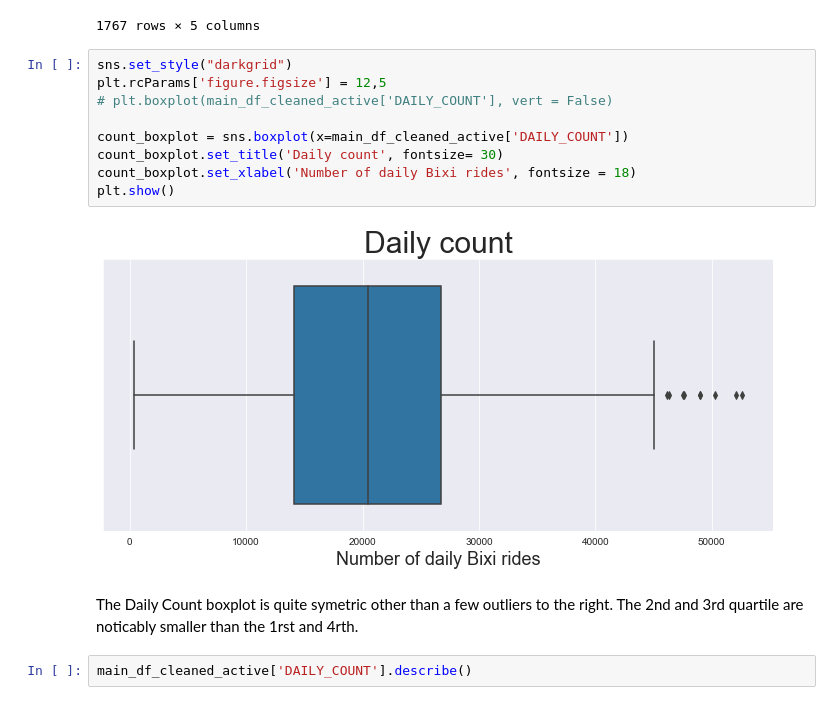
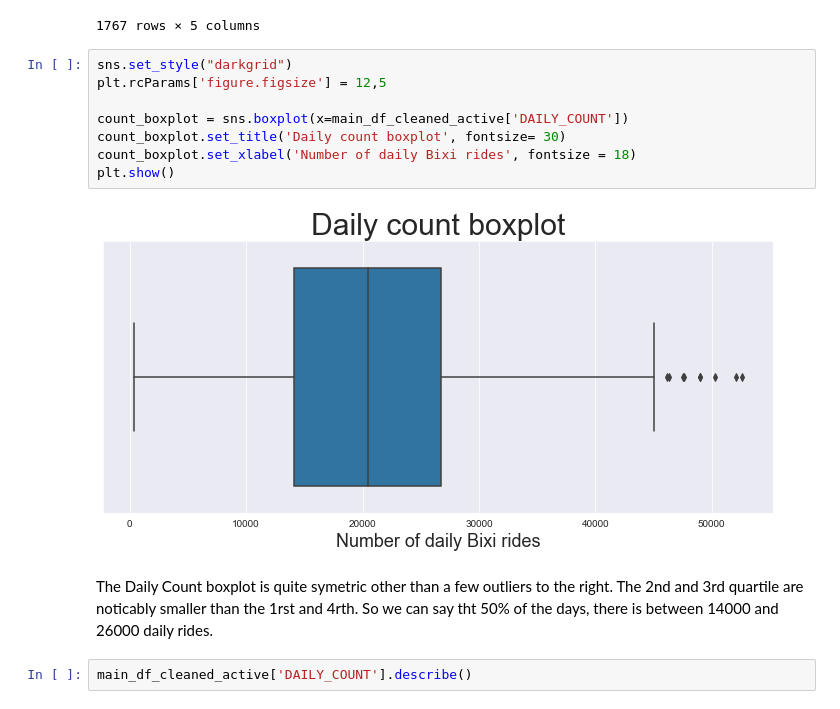
Before and after one commit to alexlangev/bixi-montreal, a Jupyter notebook: main.ipynb, the cells around one changed output. Drawn from its saved outputs; the diff is of its cells as text.

Commit message:
updated plots

```diff
--- a/main.ipynb
+++ b/main.ipynb
@@ -177,16 +177,15 @@ main_df_cleaned_active
 # %%
 sns.set_style("darkgrid")
 plt.rcParams['figure.figsize'] = 12,5
-# plt.boxplot(main_df_cleaned_active['DAILY_COUNT'], vert = False)
 
 count_boxplot = sns.boxplot(x=main_df_cleaned_active['DAILY_COUNT'])
-count_boxplot.set_title('Daily count', fontsize= 30)
+count_boxplot.set_title('Daily count boxplot', fontsize= 30)
 count_boxplot.set_xlabel('Number of daily Bixi rides', fontsize = 18)
 plt.show()
 # %% [output]
-[figure, old version]
+[figure, new version]
 # %% [markdown]
-The Daily Count boxplot is quite symetric other than a few outliers to the right. The 2nd and 3rd quartile are noticably smaller than the 1rst and 4rth.
+The Daily Count boxplot is quite symetric other than a few outliers to the right. The 2nd and 3rd quartile are noticably smaller than the 1rst and 4rth. So we can say tht 50% of the days, there is between 14000 and 26000 daily rides.
 # %%
 main_df_cleaned_active['DAILY_COUNT'].describe()
 # %% [output]
```
Also changed, not shown: parts of 13 cells of this notebook.
